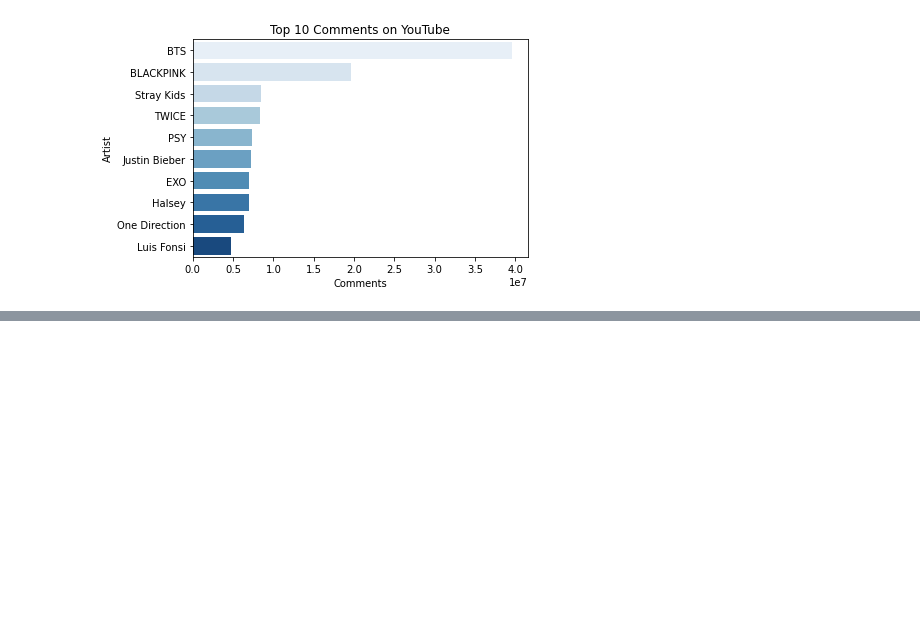
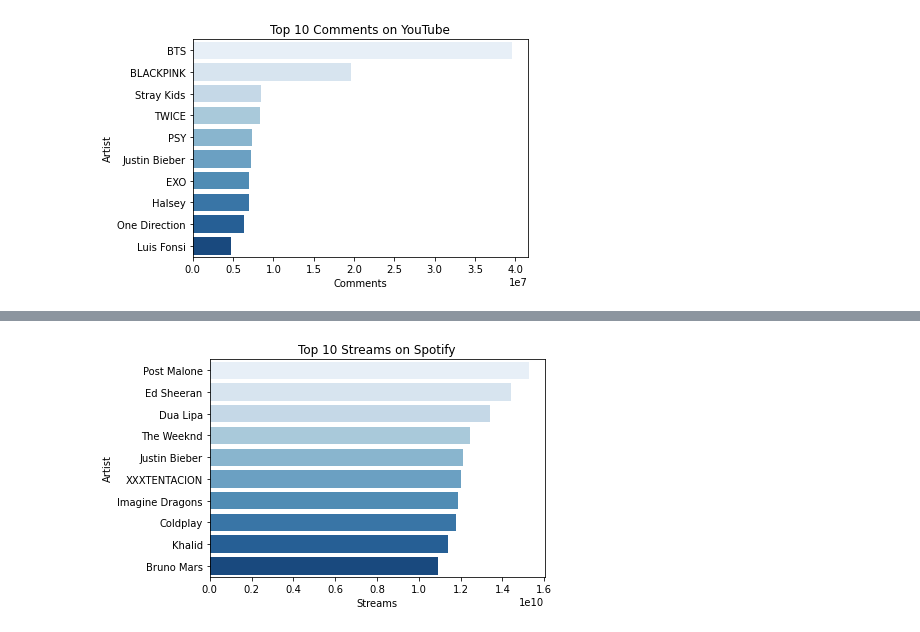
Before and after one commit to jeremydobbs/SpotifyYouTubeMusic, a Jupyter notebook: SpotifyYouTube.ipynb, the cells around one changed output, grey strips where cells are left out. Saved outputs shown, nothing was run; the diff lists cells and outputs as text; code cells hidden in the pictures; blank space fills up the shorter version.

```diff
--- a/SpotifyYouTube.ipynb
+++ b/SpotifyYouTube.ipynb
@@ -174,3 +171,6 @@ plt.ylabel('Artist')
 plt.show()
 # %% [output]
 [figure]
+# %%
+streams = df.groupby(['Artist'])['Stream'].sum().reset_index().sort_values(by='Stream',ascending=False).head(10)
+streams
@@ -176,0 +189,8 @@ plt.show()
+# %%
+plt.title('Top 10 Streams on Spotify')
+ax = sns.barplot(data=streams,y='Artist',x='Stream',orient='h',palette='Blues')
+plt.xlabel('Streams')
+plt.ylabel('Artist')
+plt.show()
+# %% [output]
+[figure, added]
```
Also changed, not shown: parts of 3 cells of this notebook.
